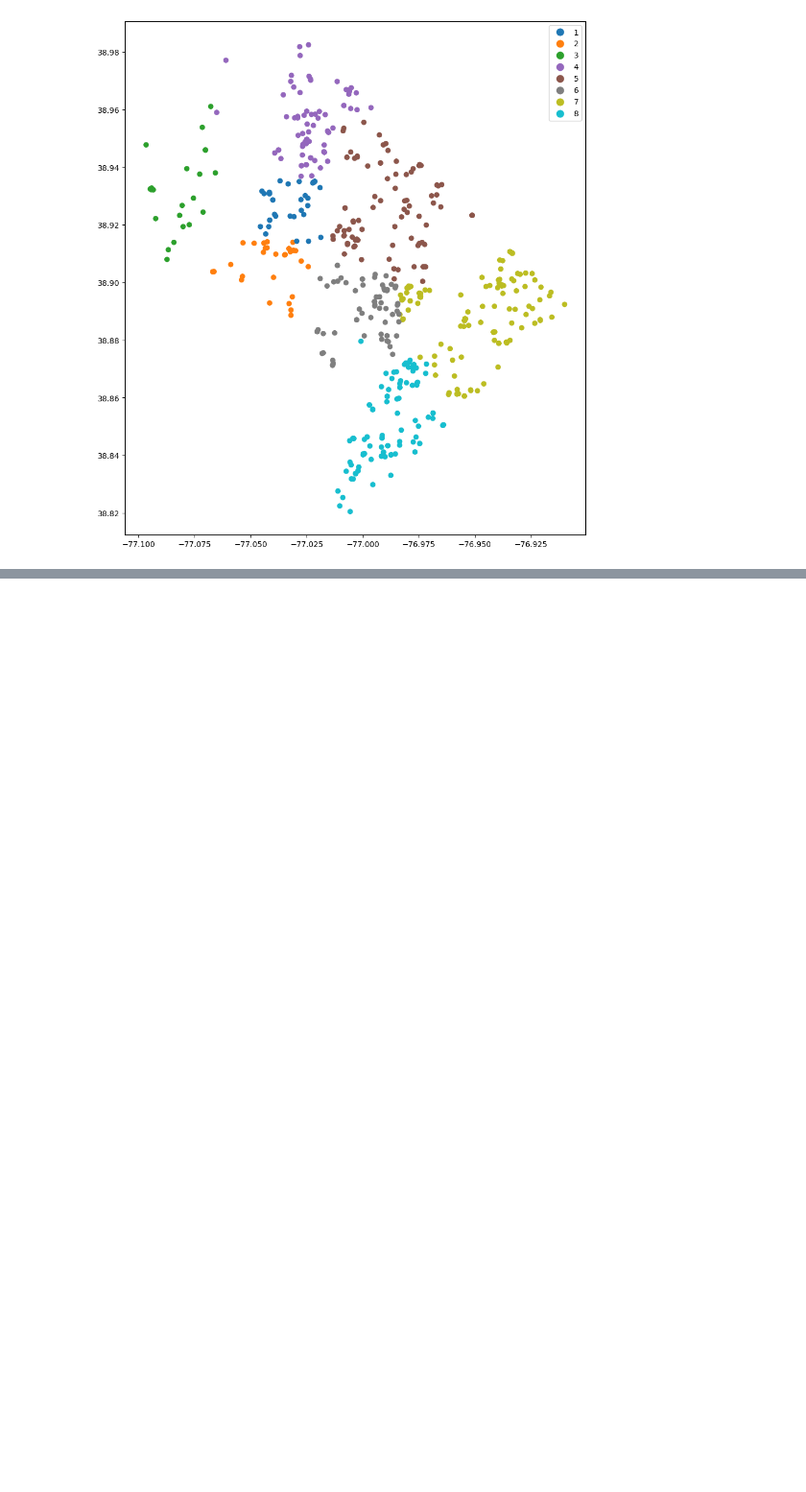
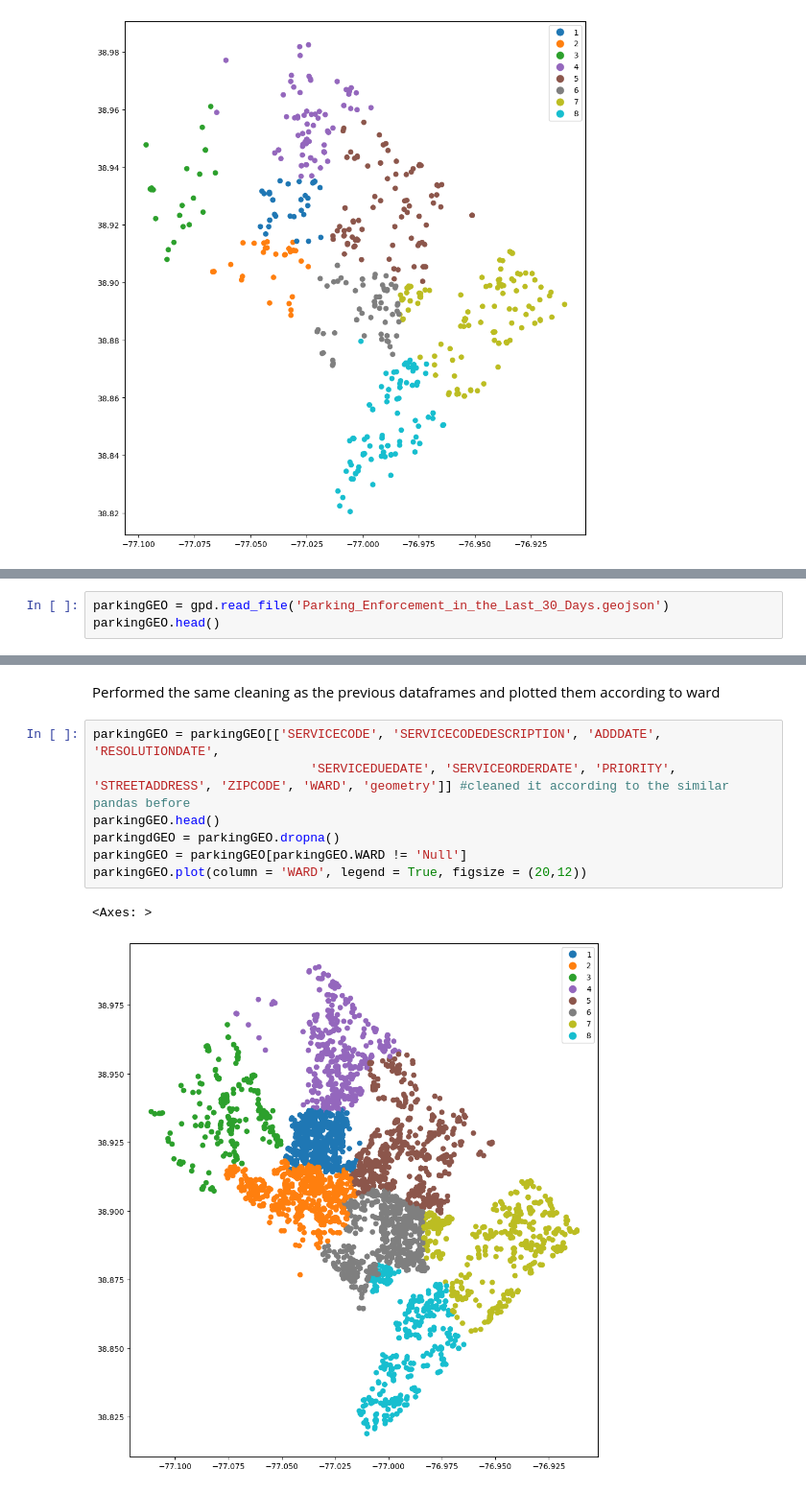
Before and after one commit to MarioVA1/INST447FinalProject, a Jupyter notebook: INST477_Final_Project.ipynb, the cells around one changed output, grey strips where cells are left out. Shown at 96% size. Saved outputs shown, nothing was run; the diff lists cells and outputs as text; blank space fills up the shorter version.

Commit message:
did same process for parking enforcement geojson

```diff
--- a/INST477_Final_Project.ipynb
+++ b/INST477_Final_Project.ipynb
@@ -254,0 +263,3 @@ abandonedGEO.plot(column = 'WARD', legend = True, figsize = (20,12))
+# %%
+parkingGEO = gpd.read_file('Parking_Enforcement_in_the_Last_30_Days.geojson')
+parkingGEO.head()
@@ -254,0 +273,12 @@ abandonedGEO.plot(column = 'WARD', legend = True, figsize = (20,12))
+# %% [markdown]
+Performed the same cleaning as the previous dataframes and plotted them according to ward
+# %%
+parkingGEO = parkingGEO[['SERVICECODE', 'SERVICECODEDESCRIPTION', 'ADDDATE', 'RESOLUTIONDATE',
+                             'SERVICEDUEDATE', 'SERVICEORDERDATE', 'PRIORITY', 'STREETADDRESS', 'ZIPCODE', 'WARD', 'geometry']] #cleaned it according to the similar pandas before
+parkingGEO.head()
+parkingdGEO = parkingGEO.dropna()
+parkingGEO = parkingGEO[parkingGEO.WARD != 'Null']
+parkingGEO.plot(column = 'WARD', legend = True, figsize = (20,12))
+# %% [output]
+<Axes: >
+[figure, added]
```
Also changed, not shown: parts of 6 cells of this notebook.
